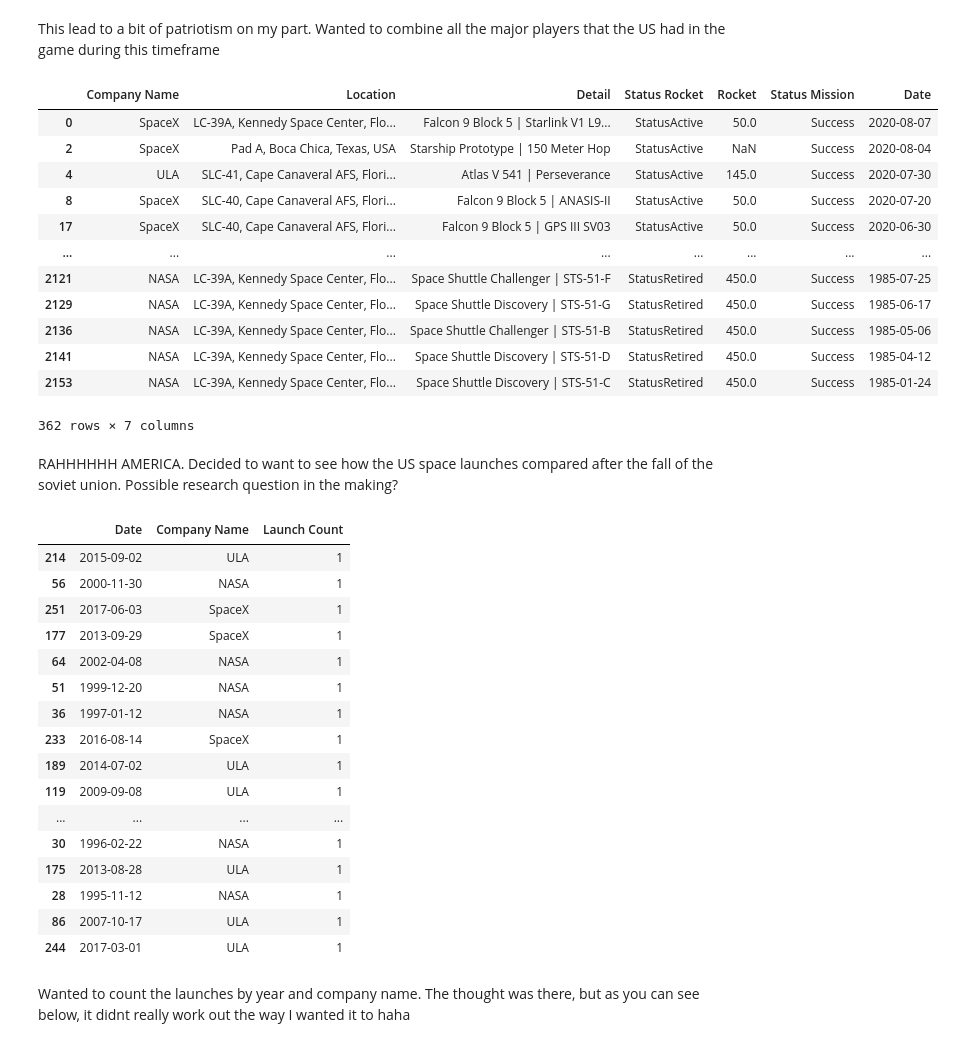
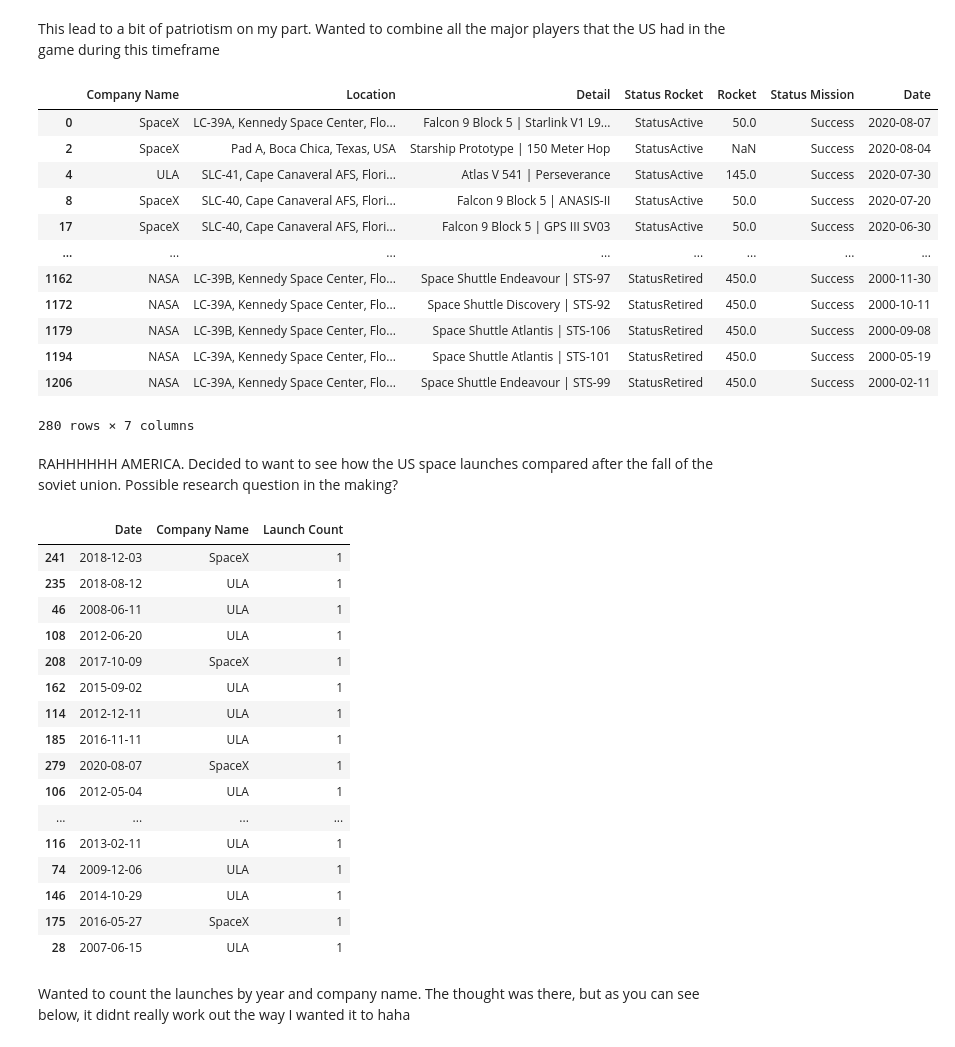
Before and after one commit to ghodgin/space-launch, a Jupyter notebook: launch-exploratory.ipynb, the cells around one changed output. Saved outputs shown, nothing was run; the diff lists cells and outputs as text; code cells hidden in the pictures.

```diff
--- a/launch-exploratory.ipynb
+++ b/launch-exploratory.ipynb
@@ -138,24 +136,24 @@ combined_nasa_spacex
 # %% [markdown]
 This lead to a bit of patriotism on my part. Wanted to combine all the major players that the US had in the game during this timeframe
 # %%
-cutoff_date = pd.to_datetime('1985-01-01') ## Fall of the Soviet Union date
+cutoff_date = pd.to_datetime('2000-01-01') ## Fall of the Soviet Union date
 
 america_rahh_df = combined_nasa_spacex[combined_nasa_spacex['Date'] > cutoff_date]
 america_rahh_df
 # %% [output]
 |  | Company Name | Location | Detail | Status Rocket | Rocket | Status Mission | Date |
 | 0 | SpaceX | LC-39A, Kennedy Space Center, Flo... | Falcon 9 Block 5 | Starlink V1 L9... | StatusActive | 50.0 | Success | 2020-08-07 |
 | 2 | SpaceX | Pad A, Boca Chica, Texas, USA | Starship Prototype | 150 Meter Hop | StatusActive | NaN | Success | 2020-08-04 |
 | 4 | ULA | SLC-41, Cape Canaveral AFS, Flori... | Atlas V 541 | Perseverance | StatusActive | 145.0 | Success | 2020-07-30 |
 | 8 | SpaceX | SLC-40, Cape Canaveral AFS, Flori... | Falcon 9 Block 5 | ANASIS-II | StatusActive | 50.0 | Success | 2020-07-20 |
 | 17 | SpaceX | SLC-40, Cape Canaveral AFS, Flori... | Falcon 9 Block 5 | GPS III SV03 | StatusActive | 50.0 | Success | 2020-06-30 |
 | ... | ... | ... | ... | ... | ... | ... | ... |
-| 2121 | NASA | LC-39A, Kennedy Space Center, Flo... | Space Shuttle Challenger | STS-51-F | StatusRetired | 450.0 | Success | 1985-07-25 |
-| 2129 | NASA | LC-39A, Kennedy Space Center, Flo... | Space Shuttle Discovery | STS-51-G | StatusRetired | 450.0 | Success | 1985-06-17 |
-| 2136 | NASA | LC-39A, Kennedy Space Center, Flo... | Space Shuttle Challenger | STS-51-B | StatusRetired | 450.0 | Success | 1985-05-06 |
-| 2141 | NASA | LC-39A, Kennedy Space Center, Flo... | Space Shuttle Discovery | STS-51-D | StatusRetired | 450.0 | Success | 1985-04-12 |
-| 2153 | NASA | LC-39A, Kennedy Space Center, Flo... | Space Shuttle Discovery | STS-51-C | StatusRetired | 450.0 | Success | 1985-01-24 |
+| 1162 | NASA | LC-39B, Kennedy Space Center, Flo... | Space Shuttle Endeavour | STS-97 | StatusRetired | 450.0 | Success | 2000-11-30 |
+| 1172 | NASA | LC-39A, Kennedy Space Center, Flo... | Space Shuttle Discovery | STS-92 | StatusRetired | 450.0 | Success | 2000-10-11 |
+| 1179 | NASA | LC-39B, Kennedy Space Center, Flo... | Space Shuttle Atlantis | STS-106 | StatusRetired | 450.0 | Success | 2000-09-08 |
+| 1194 | NASA | LC-39A, Kennedy Space Center, Flo... | Space Shuttle Atlantis | STS-101 | StatusRetired | 450.0 | Success | 2000-05-19 |
+| 1206 | NASA | LC-39A, Kennedy Space Center, Flo... | Space Shuttle Endeavour | STS-99 | StatusRetired | 450.0 | Success | 2000-02-11 |
-362 rows × 7 columns
+280 rows × 7 columns
 # %% [markdown]
 RAHHHHHH AMERICA. Decided to want to see how the US space launches compared after the fall of the soviet union. Possible research question in the making?
 # %%
@@ -163,22 +161,22 @@ launch_counts = america_rahh_df.groupby(['Date', 'Company Name']).size().reset_i
 launch_counts.sample(20)
 # %% [output]
 |  | Date | Company Name | Launch Count |
-| 214 | 2015-09-02 | ULA | 1 |
-| 56 | 2000-11-30 | NASA | 1 |
-| 251 | 2017-06-03 | SpaceX | 1 |
-| 177 | 2013-09-29 | SpaceX | 1 |
-| 64 | 2002-04-08 | NASA | 1 |
-| 51 | 1999-12-20 | NASA | 1 |
-| 36 | 1997-01-12 | NASA | 1 |
-| 233 | 2016-08-14 | SpaceX | 1 |
-| 189 | 2014-07-02 | ULA | 1 |
-| 119 | 2009-09-08 | ULA | 1 |
+| 241 | 2018-12-03 | SpaceX | 1 |
+| 235 | 2018-08-12 | ULA | 1 |
+| 46 | 2008-06-11 | ULA | 1 |
+| 108 | 2012-06-20 | ULA | 1 |
+| 208 | 2017-10-09 | SpaceX | 1 |
+| 162 | 2015-09-02 | ULA | 1 |
+| 114 | 2012-12-11 | ULA | 1 |
+| 185 | 2016-11-11 | ULA | 1 |
+| 279 | 2020-08-07 | SpaceX | 1 |
+| 106 | 2012-05-04 | ULA | 1 |
 | ... | ... | ... | ... |
-| 30 | 1996-02-22 | NASA | 1 |
-| 175 | 2013-08-28 | ULA | 1 |
-| 28 | 1995-11-12 | NASA | 1 |
-| 86 | 2007-10-17 | ULA | 1 |
-| 244 | 2017-03-01 | ULA | 1 |
+| 116 | 2013-02-11 | ULA | 1 |
+| 74 | 2009-12-06 | ULA | 1 |
+| 146 | 2014-10-29 | ULA | 1 |
+| 175 | 2016-05-27 | SpaceX | 1 |
+| 28 | 2007-06-15 | ULA | 1 |
 # %% [markdown]
 Wanted to count the launches by year and company name. The thought was there, but as you can see below, it didnt really work out the way I wanted it to haha
 # %%
```
Also changed, not shown: parts of 16 cells of this notebook, 3 other files.
